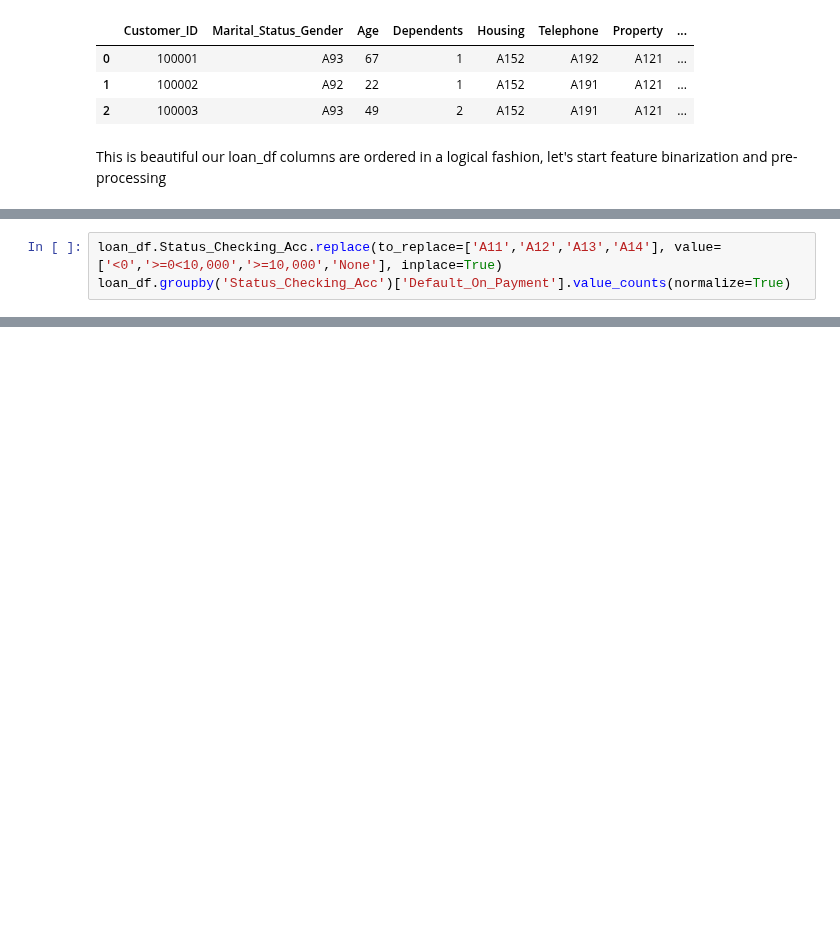
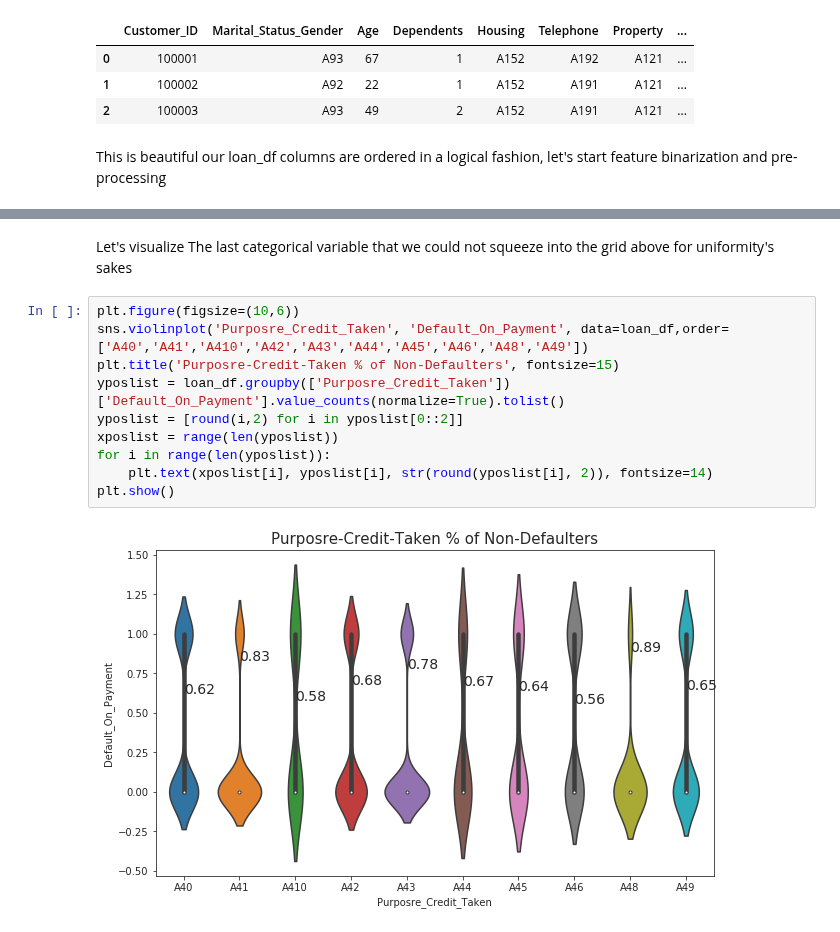
Before and after one commit to Lawrence-Krukrubo/Machine_Learning, a Jupyter notebook: loan_default_classifier.ipynb, the cells around one changed output, grey strips where cells are left out. Drawn from its saved outputs; the diff is of its cells as text; blank space fills up the shorter version.

```diff
--- a/loan_default_classifier.ipynb
+++ b/loan_default_classifier.ipynb
@@ -369,3 +262,0 @@ Attribute 1: (Qualitative / Categorical) Status of existing checking account A11
-# %%
-loan_df.Status_Checking_Acc.replace(to_replace=['A11','A12','A13','A14'], value=['<0','>=0<10,000','>=10,000','None'], inplace=True)
-loan_df.groupby('Status_Checking_Acc')['Default_On_Payment'].value_counts(normalize=True)
@@ -382,0 +394,14 @@ Name: Default_On_Payment, dtype: float64
+# %% [markdown]
+Let's visualize The last categorical variable that we could not squeeze into the grid above for uniformity's sakes
+# %%
+plt.figure(figsize=(10,6))
+sns.violinplot('Purposre_Credit_Taken', 'Default_On_Payment', data=loan_df,order=['A40','A41','A410','A42','A43','A44','A45','A46','A48','A49'])
+plt.title('Purposre-Credit-Taken % of Non-Defaulters', fontsize=15)
+yposlist = loan_df.groupby(['Purposre_Credit_Taken'])['Default_On_Payment'].value_counts(normalize=True).tolist()
+yposlist = [round(i,2) for i in yposlist[0::2]]
+xposlist = range(len(yposlist))
+for i in range(len(yposlist)):
+    plt.text(xposlist[i], yposlist[i], str(round(yposlist[i], 2)), fontsize=14)
+plt.show()
+# %% [output]
+[figure, added]
```
Also changed, not shown: parts of 17 cells of this notebook.
